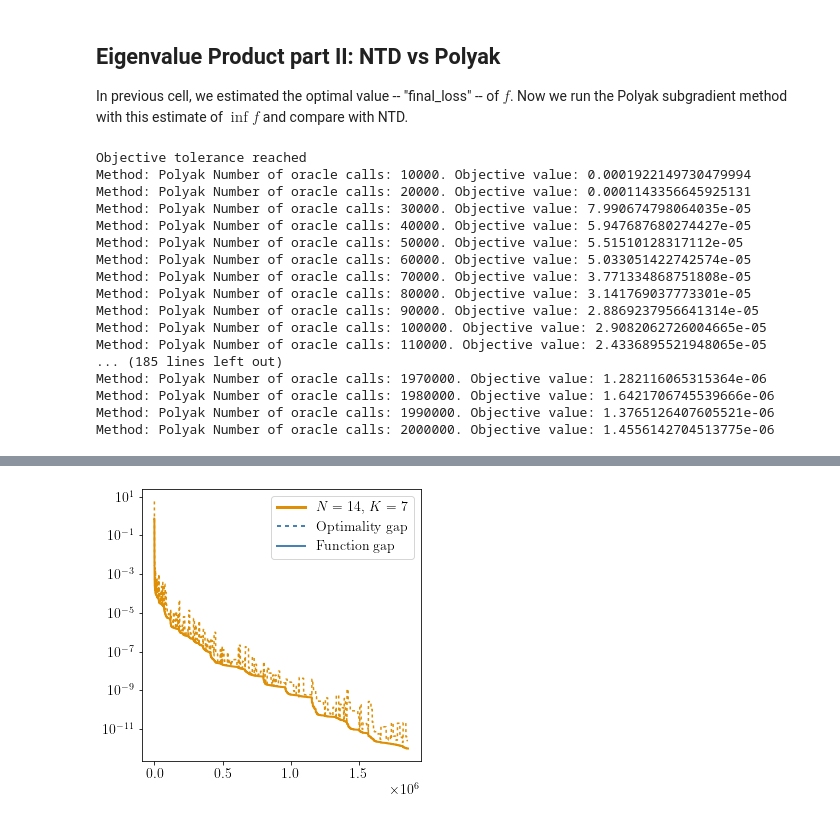
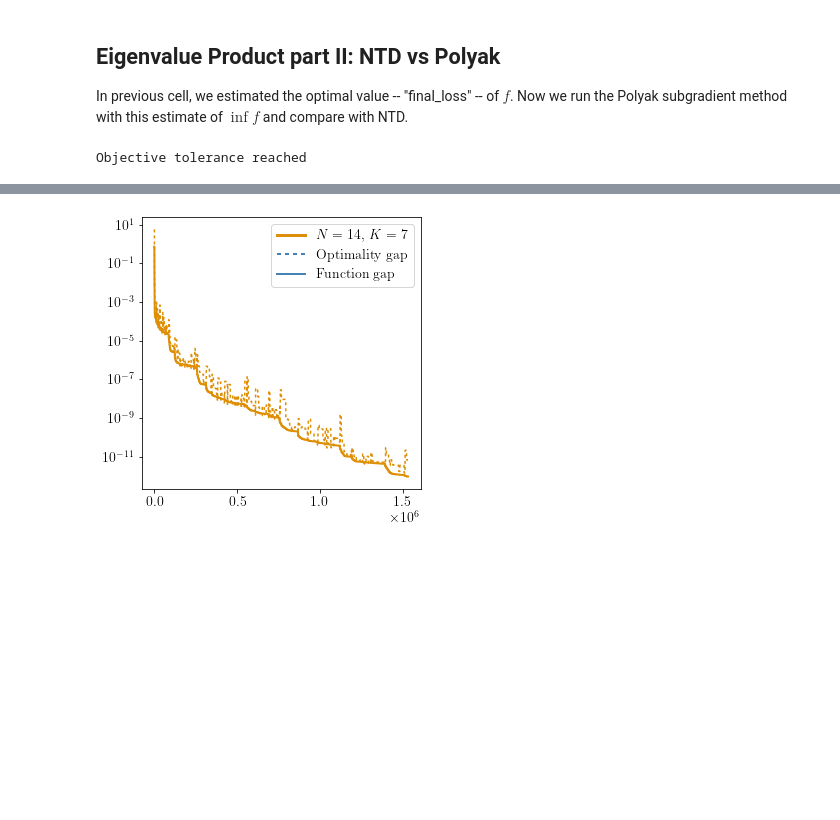
Before and after one commit to COR-OPT/ntd.py, a Jupyter notebook: examples/NTD_paper_experiments.ipynb, the cells around one changed output, grey strips where cells are left out. Cells and saved outputs as stored; diff of their text form; code cells hidden in the pictures; blank space fills up the shorter version.

```diff
--- a/examples/NTD_paper_experiments.ipynb
+++ b/examples/NTD_paper_experiments.ipynb
@@ -259,20 +212,20 @@ Where:
 
 In this problem, the optimal value is unknown. NTD does not need to know the optimal value, but Polyak requires it. Thus, we will first run NTD for a long time to get an estimate of the optimal value.
 # %%
-N = 14 # max 63
-K = 7 # max 63
-max_oracle_call = 1000000
-max_time_seconds= 100000
-print_frequency = 10
-param, loss_function, flags = examples.eigenvalue_product(nb_eigenvalues=K, dimension=N)
-utils.run_ntd_and_plot(param,
-                          loss_function,
-                          verbose=True,
-                          max_oracle_call=max_oracle_call,
-                          max_time_seconds=max_time_seconds,
-                          print_frequency=print_frequency,
-                          flags=flags)
-final_loss = loss_function().item()
+# N = 14 # max 63
+# K = 7 # max 63
+# max_oracle_call = 1000000
+# max_time_seconds= 100000
+# print_frequency = 10
+# param, loss_function, flags = examples.eigenvalue_product(nb_eigenvalues=K, dimension=N)
+# utils.run_ntd_and_plot(param,
+#                           loss_function,
+#                           verbose=False,
+#                           max_oracle_call=max_oracle_call,
+#                           max_time_seconds=max_time_seconds,
+#                           print_frequency=print_frequency,
+#                           flags=flags)
+# final_loss = loss_function().item()
 # %% [markdown]
 ## Eigenvalue Product part II: NTD vs Polyak
 In previous cell, we estimated the optimal value -- "final_loss" -- of $f$. Now we run the Polyak subgradient method with this estimate of $\inf f$ and compare with NTD.
@@ -287,7 +240,7 @@ param, loss_function, flags = examples.eigenvalue_product(nb_eigenvalues=K, dime
 flags['params_for_legend'] = r"$N =$ " + str(N) + r", $K =$ " + str(K)
 fig_oracle, ax_oracle, fig_time, ax_time, fig_stat, ax_stat = utils.compare_ntd_and_polyak_and_plot(param,
                           loss_function=loss_function,
-                          verbose=True,
+                          verbose=False,
                           max_oracle_call=max_oracle_call,
                           max_time_seconds=max_time_seconds,
                           print_frequency=print_frequency,
@@ -298,19 +251,3 @@ fig_oracle.savefig("../figures/eigenvalue_prod.pdf", bbox_inches='tight')
 fig_stat.savefig("../figures/eigenvalue_prod_stationary.pdf", bbox_inches='tight')
 # %% [output]
 Objective tolerance reached
-Method: Polyak Number of oracle calls: 10000. Objective value: 0.0001922149730479994
-Method: Polyak Number of oracle calls: 20000. Objective value: 0.0001143356645925131
-Method: Polyak Number of oracle calls: 30000. Objective value: 7.990674798064035e-05
-Method: Polyak Number of oracle calls: 40000. Objective value: 5.947687680274427e-05
-Method: Polyak Number of oracle calls: 50000. Objective value: 5.51510128317112e-05
-Method: Polyak Number of oracle calls: 60000. Objective value: 5.033051422742574e-05
-Method: Polyak Number of oracle calls: 70000. Objective value: 3.771334868751808e-05
-Method: Polyak Number of oracle calls: 80000. Objective value: 3.141769037773301e-05
-Method: Polyak Number of oracle calls: 90000. Objective value: 2.8869237956641314e-05
-Method: Polyak Number of oracle calls: 100000. Objective value: 2.9082062726004665e-05
-Method: Polyak Number of oracle calls: 110000. Objective value: 2.4336895521948065e-05
-... (185 lines left out)
-Method: Polyak Number of oracle calls: 1970000. Objective value: 1.282116065315364e-06
-Method: Polyak Number of oracle calls: 1980000. Objective value: 1.6421706745539666e-06
-Method: Polyak Number of oracle calls: 1990000. Objective value: 1.3765126407605521e-06
-Method: Polyak Number of oracle calls: 2000000. Objective value: 1.4556142704513775e-06
@@ -319 +256 @@ Method: Polyak Number of oracle calls: 2000000. Objective value: 1.4556142704513
-[figure, old version]
+[figure, new version]
```
Also changed, not shown: parts of 17 cells of this notebook, 4 other files.
